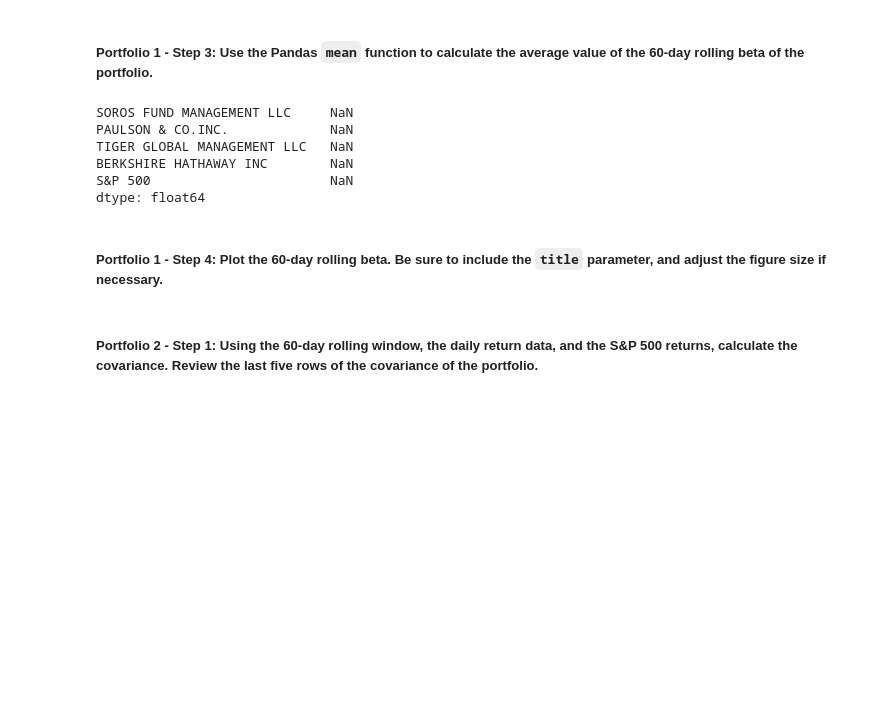
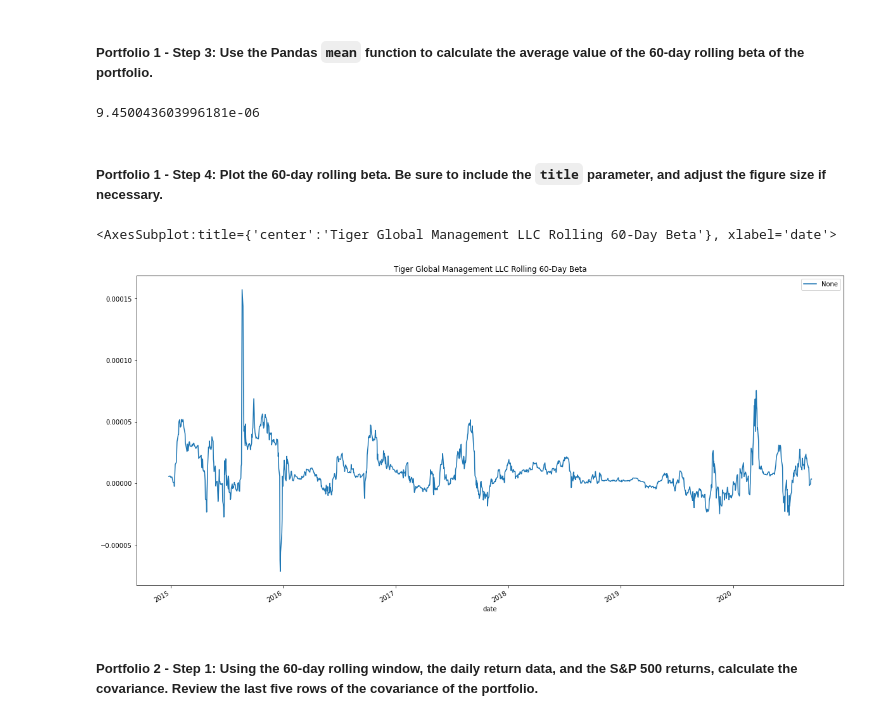
Before and after one commit to aaron-elliott/Challenge-4, a Jupyter notebook: risk_return_analysis.ipynb, the cells around one changed output. Cells and saved outputs as stored; diff of their text form; code cells hidden in the pictures; blank space fills up the shorter version.

Commit message:
Portfolio risk analysis completed

```diff
--- a/risk_return_analysis.ipynb
+++ b/risk_return_analysis.ipynb
@@ -414,7 +414,7 @@ dtype: float64
 # Calculate the covariance using a 60-day rolling window
 # Review the last five rows of the covariance data
 
-cov_60_day = daily_returns.rolling(window = 60).var().dropna()
+cov_60_day1 = daily_returns["TIGER GLOBAL MANAGEMENT LLC"].rolling(window = 60).cov(whales_navs_df["S&P 500"]).dropna()
 
-cov_60_day.tail(5)
+cov_60_day1.tail(5)
 # %% [output]
@@ -431,9 +431,9 @@ cov_60_day.tail(5)
 # Calculate the beta based on the 60-day rolling covariance compared to the market (S&P 500)
 # Review the last five rows of the beta information
 
-sp500_60_day_var = daily_SP500_var.rolling(window = 60).var().dropna()
+sp500_60_day_var = whales_navs_df["S&P 500"].rolling(window = 60).var().dropna()
 
-portfolio_beta_60 = cov_60_day / sp500_60_day_var
+portfolio1_beta_60 = cov_60_day1 / sp500_60_day_var
 
-portfolio_beta_60.head(5)
+print(sp500_60_day_var)
 # %% [output]
@@ -459,20 +455,20 @@ portfolio_beta_60.head(5)
 # %%
 # Calculate the average of the 60-day rolling beta
 
-portfolio_beta_60.mean()
+portfolio1_beta_60.mean()
 # %% [output]
-SOROS FUND MANAGEMENT LLC     NaN
-PAULSON & CO.INC.             NaN
-TIGER GLOBAL MANAGEMENT LLC   NaN
-BERKSHIRE HATHAWAY INC        NaN
-S&P 500                       NaN
-dtype: float64
+9.450043603996181e-06
 # %% [markdown]
 ##### Portfolio 1 - Step 4: Plot the 60-day rolling beta. Be sure to include the `title` parameter, and adjust the figure size if necessary.
 # %%
 # Plot the rolling beta
 # Include a title parameter and adjust the figure size
-# YOUR CODE HERE
+
+portfolio1_beta_60.plot(figsize = (20,10),
+  title = "Tiger Global Management LLC Rolling 60-Day Beta", legend = "True")
+# %% [output]
+<AxesSubplot:title={'center':'Tiger Global Management LLC Rolling 60-Day Beta'}, xlabel='date'>
+[figure, added]
 # %% [markdown]
 ##### Portfolio 2 - Step 1: Using the 60-day rolling window, the daily return data, and the S&P 500 returns, calculate the covariance. Review the last five rows of the covariance of the portfolio.
 # %%
```
Also changed, not shown: parts of 8 cells of this notebook.
